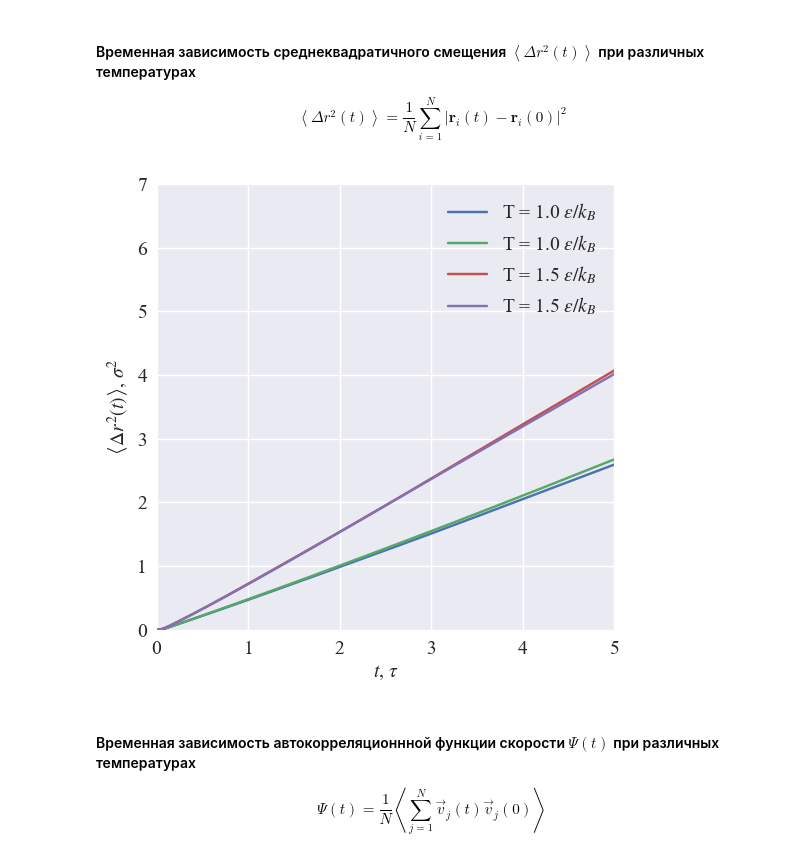
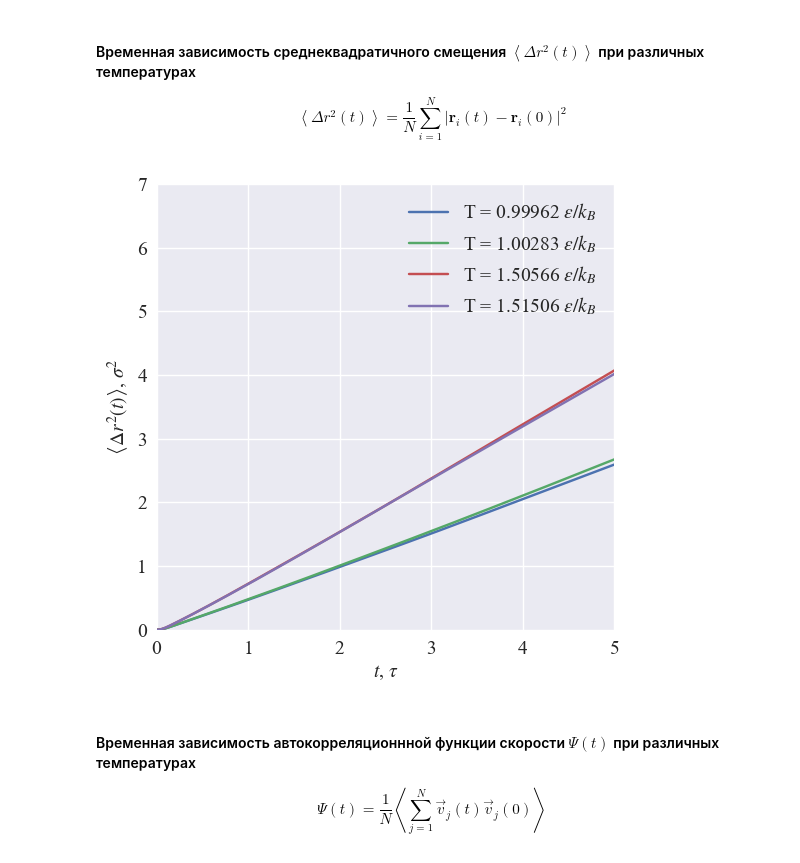
Before and after one commit to AlbertFarkhutdinov/molecular_dynamics, a Jupyter notebook: notebooks/2021-04-16.ipynb, the cells around one changed output. Cells and saved outputs as stored; diff of their text form; code cells hidden in the pictures.

```diff
--- a/notebooks/2021-04-16.ipynb
+++ b/notebooks/2021-04-16.ipynb
@@ -171,29 +111,15 @@ save_plot(f'rdf_{plot_filename_postfix}.png')
 #### Временная зависимость среднеквадратичного смещения $\left<\Delta r^2(t)\right>$ при различных температурах
 
 $$\left<\Delta r^2(t)\right>=\dfrac{1}{N}\sum_{i=1}^{N}{\left|\textbf{r}_i(t)-\textbf{r}_i(0)\right|^2}$$
-# %%
-for i, tp_tuple in enumerate(parameters):
-    plt.plot(
-        msd_data['time'],
-        msd_data[f'{tp_tuple[0]:.5f}'],
-        label=f'T = {tp_tuple[0]:.1f} $\epsilon / k_B $',
-    );
-
-plt.xlabel(r'$t$, $\tau $');
-plt.ylabel(r'$\left<\Delta r^2(t)\right>$, $\sigma^2$');
-plt.xlim(
-    left=0,
-    right=5,
-);
-plt.ylim(
-    bottom=0,
-    top=7,
-);
-plt.legend();
-
-save_plot(f'msd_{plot_filename_postfix}.png')
-# %% [output]
-[figure, removed]
+# %%
+pp.plot_msd(
+    left=0,
+    right=5,
+    bottom=0,
+    top=7,
+)
+# %% [output]
+[figure, added]
 # %% [markdown]
 #### Временная зависимость автокорреляционнной функции скорости $\Psi(t)$ при различных температурах
 
```
Also changed, not shown: parts of 41 cells of this notebook, 30 other files.
